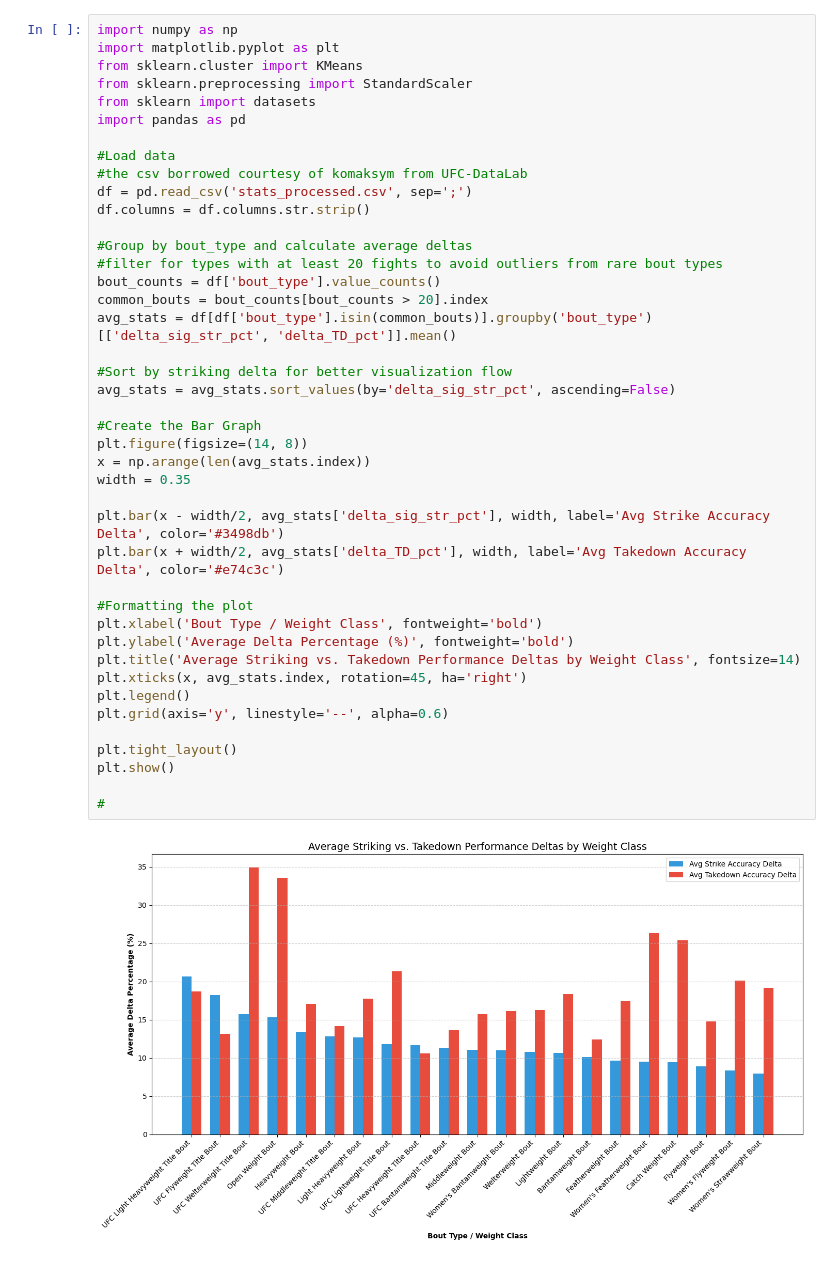
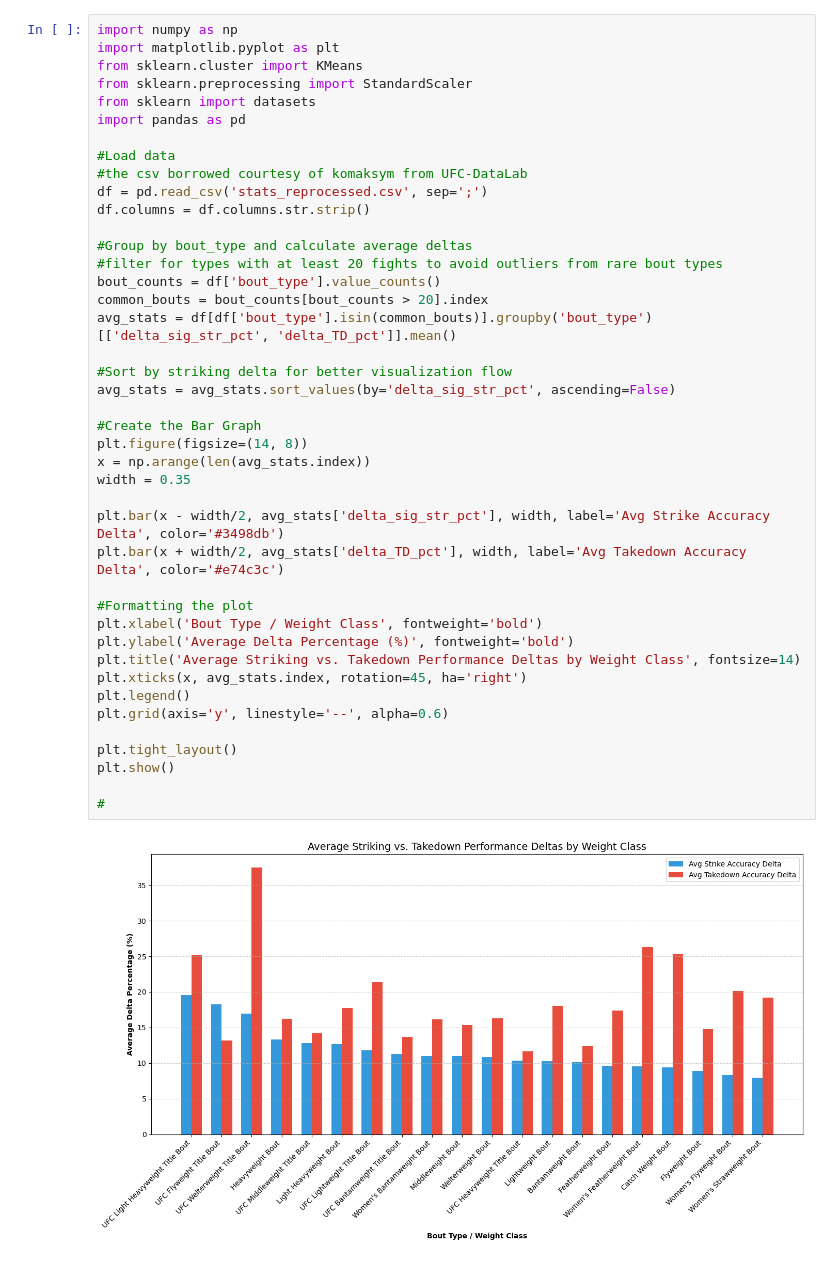
Before and after one commit to Mpark2003/cs4412-project-MP, a Jupyter notebook: MMA dataset/Initial_Implementation_Mason_Park.ipynb, the cells around one changed output. Cells and saved outputs as stored; diff of their text form.

```diff
--- a/MMA dataset/Initial_Implementation_Mason_Park.ipynb
+++ b/MMA dataset/Initial_Implementation_Mason_Park.ipynb
@@ -109,37 +269,37 @@ import pandas as pd
 
 #Load data
 #the csv borrowed courtesy of komaksym from UFC-DataLab
-df = pd.read_csv('stats_processed.csv', sep=';')
+df = pd.read_csv('stats_reprocessed.csv', sep=';')
 df.columns = df.columns.str.strip()
 
 #Group by bout_type and calculate average deltas
 #filter for types with at least 20 fights to avoid outliers from rare bout types
 bout_counts = df['bout_type'].value_counts()
 common_bouts = bout_counts[bout_counts > 20].index
 avg_stats = df[df['bout_type'].isin(common_bouts)].groupby('bout_type')[['delta_sig_str_pct', 'delta_TD_pct']].mean()
 
 #Sort by striking delta for better visualization flow
 avg_stats = avg_stats.sort_values(by='delta_sig_str_pct', ascending=False)
 
 #Create the Bar Graph
 plt.figure(figsize=(14, 8))
 x = np.arange(len(avg_stats.index))
 width = 0.35
 
 plt.bar(x - width/2, avg_stats['delta_sig_str_pct'], width, label='Avg Strike Accuracy Delta', color='#3498db')
 plt.bar(x + width/2, avg_stats['delta_TD_pct'], width, label='Avg Takedown Accuracy Delta', color='#e74c3c')
 
 #Formatting the plot
 plt.xlabel('Bout Type / Weight Class', fontweight='bold')
 plt.ylabel('Average Delta Percentage (%)', fontweight='bold')
 plt.title('Average Striking vs. Takedown Performance Deltas by Weight Class', fontsize=14)
 plt.xticks(x, avg_stats.index, rotation=45, ha='right')
 plt.legend()
 plt.grid(axis='y', linestyle='--', alpha=0.6)
 
 plt.tight_layout()
 plt.show()
 
 #
 # %% [output]
-[figure, old version]
+[figure, new version]
```
Also changed, not shown: parts of 7 cells of this notebook.
